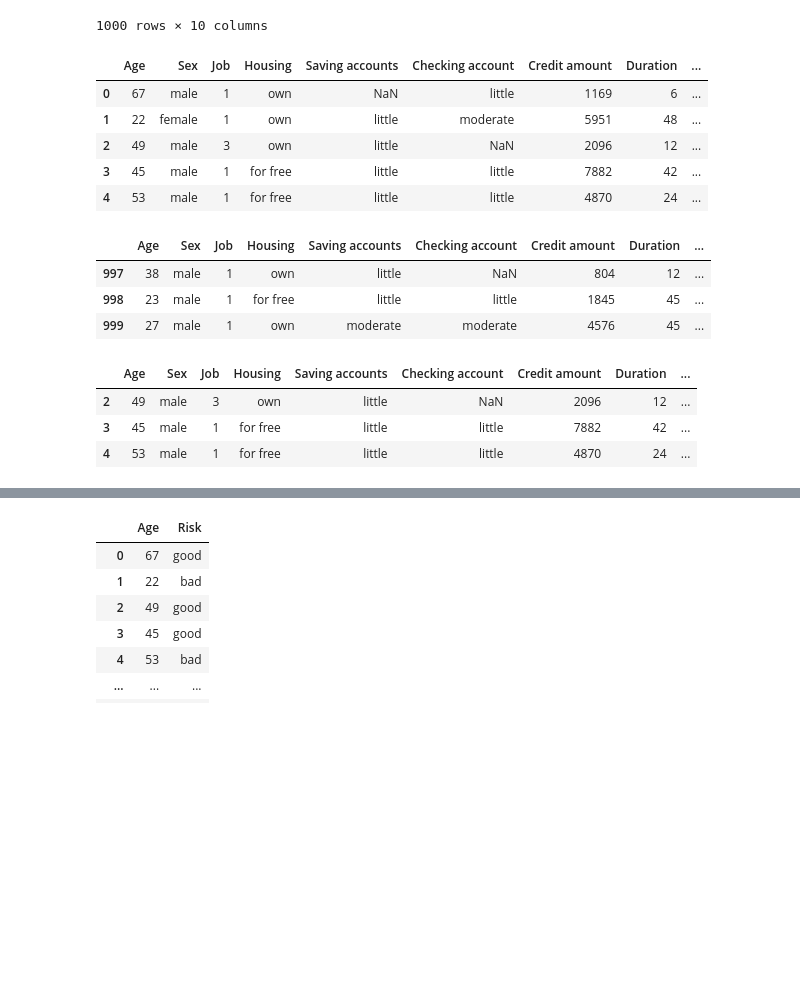
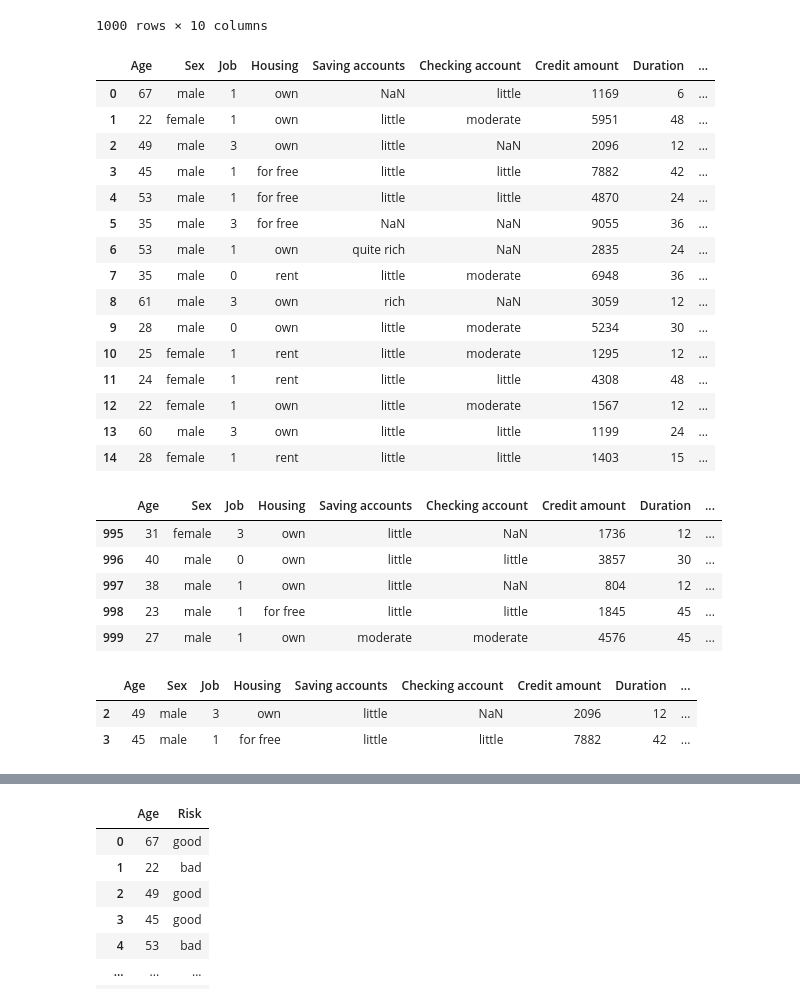
Before and after one commit to Naokirlz/ML, a Jupyter notebook: practico1/1_repaso_PyE.ipynb, the cells around one changed output, grey strips where cells are left out. Drawn from its saved outputs; the diff is of its cells as text; code cells hidden in the pictures; blank space fills up the shorter version.

```diff
--- a/practico1/1_repaso_PyE.ipynb
+++ b/practico1/1_repaso_PyE.ipynb
@@ -18,6 +18,6 @@ import io
 ## Carga y preparación de los datos
 # %%
 # Carga de los datos (desde drive)
-drive.mount('/content/drive', force_remount=True)
+#drive.mount('/content/drive', force_remount=True)
 
-df=pd.read_csv("/content/drive/My Drive/data/credit_data.csv", sep = ",")
+df=pd.read_csv("credit_data.csv", sep = ",")
@@ -70,19 +68,31 @@ df
 1000 rows × 10 columns
 # %%
 # Primeras filas del data frame
-df.head(5)
+df.head(15)
 # %% [output]
 |  | Age | Sex | Job | Housing | Saving accounts | Checking account | Credit amount | Duration | ... |
 | 0 | 67 | male | 1 | own | NaN | little | 1169 | 6 | ... |
 | 1 | 22 | female | 1 | own | little | moderate | 5951 | 48 | ... |
 | 2 | 49 | male | 3 | own | little | NaN | 2096 | 12 | ... |
 | 3 | 45 | male | 1 | for free | little | little | 7882 | 42 | ... |
 | 4 | 53 | male | 1 | for free | little | little | 4870 | 24 | ... |
+| 5 | 35 | male | 3 | for free | NaN | NaN | 9055 | 36 | ... |
+| 6 | 53 | male | 1 | own | quite rich | NaN | 2835 | 24 | ... |
+| 7 | 35 | male | 0 | rent | little | moderate | 6948 | 36 | ... |
+| 8 | 61 | male | 3 | own | rich | NaN | 3059 | 12 | ... |
+| 9 | 28 | male | 0 | own | little | moderate | 5234 | 30 | ... |
+| 10 | 25 | female | 1 | rent | little | moderate | 1295 | 12 | ... |
+| 11 | 24 | female | 1 | rent | little | little | 4308 | 48 | ... |
+| 12 | 22 | female | 1 | own | little | moderate | 1567 | 12 | ... |
+| 13 | 60 | male | 3 | own | little | little | 1199 | 24 | ... |
+| 14 | 28 | female | 1 | rent | little | little | 1403 | 15 | ... |
 # %%
 # Ultimas filas del data frame
-df.tail(3)
+df.tail(5)
 # %% [output]
 |  | Age | Sex | Job | Housing | Saving accounts | Checking account | Credit amount | Duration | ... |
+| 995 | 31 | female | 3 | own | little | NaN | 1736 | 12 | ... |
+| 996 | 40 | male | 0 | own | little | little | 3857 | 30 | ... |
 | 997 | 38 | male | 1 | own | little | NaN | 804 | 12 | ... |
 | 998 | 23 | male | 1 | for free | little | little | 1845 | 45 | ... |
 | 999 | 27 | male | 1 | own | moderate | moderate | 4576 | 45 | ... |
@@ -93,7 +103,6 @@ df.iloc[2:4]
 |  | Age | Sex | Job | Housing | Saving accounts | Checking account | Credit amount | Duration | ... |
 | 2 | 49 | male | 3 | own | little | NaN | 2096 | 12 | ... |
 | 3 | 45 | male | 1 | for free | little | little | 7882 | 42 | ... |
-| 4 | 53 | male | 1 | for free | little | little | 4870 | 24 | ... |
 # %%
 # Seleccion de filas con identificador 42,43,44, y 45
 df.loc[42:45]
```
Also changed, not shown: parts of 14 cells of this notebook, 5 other files.
